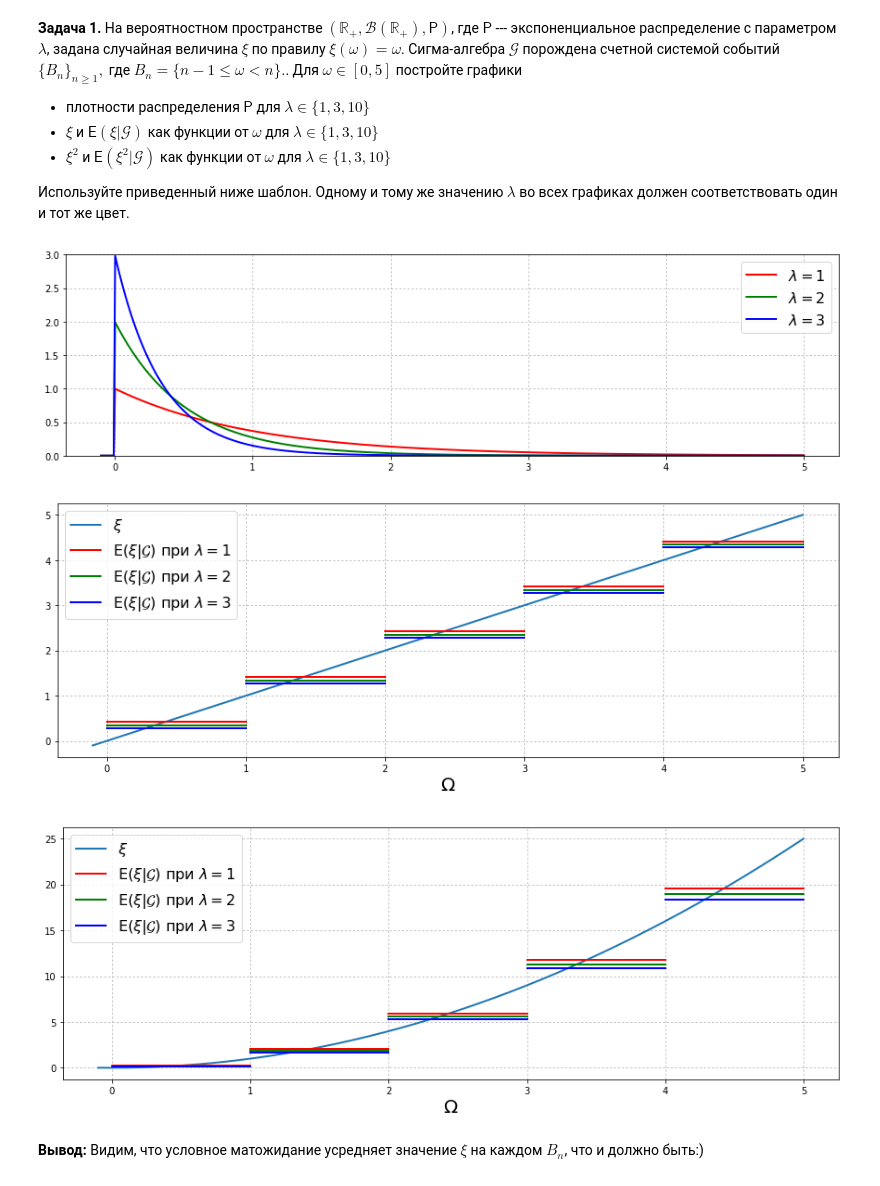
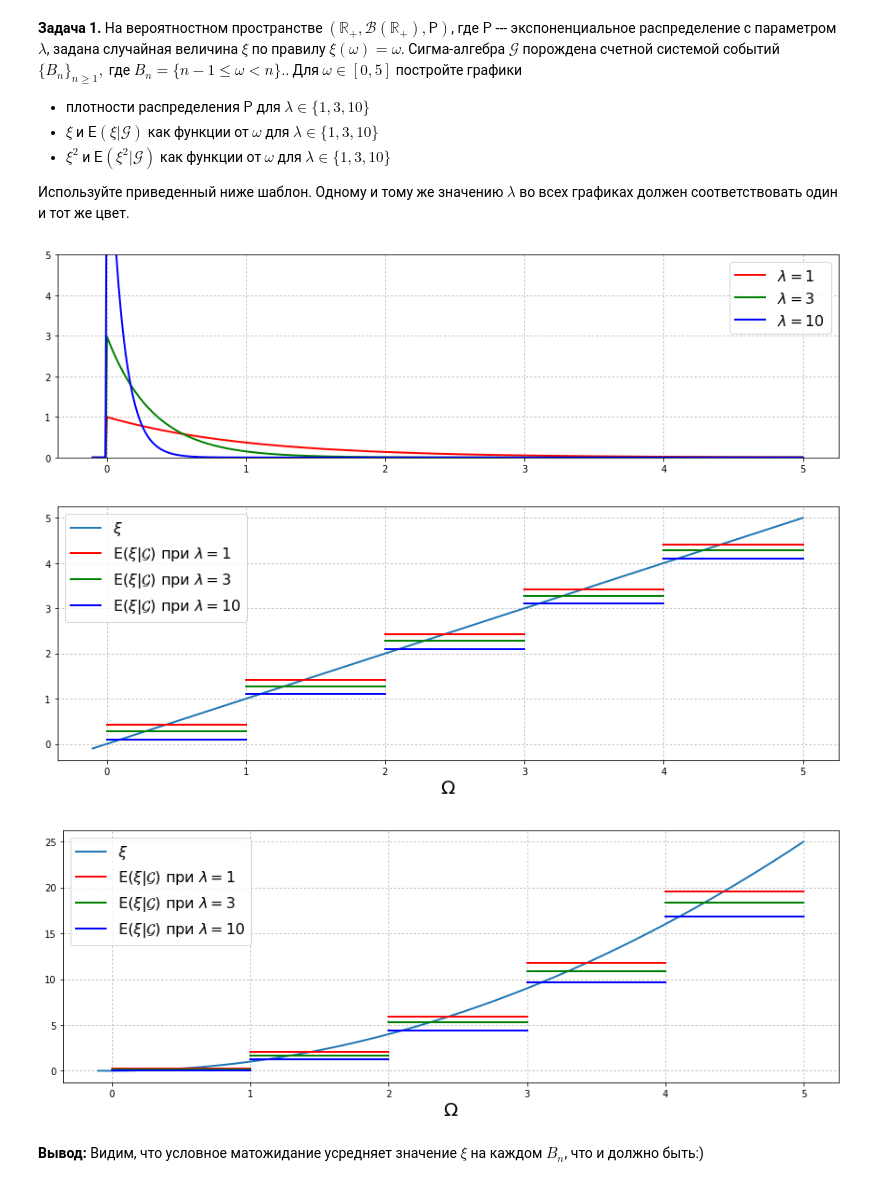
Before and after one commit to vanderwardan/math-statistics, a Jupyter notebook: Task3/3.29.ipynb, the cells around one changed output. Saved outputs shown, nothing was run; the diff lists cells and outputs as text; code cells hidden in the pictures.

```diff
--- a/Task3/3.29.ipynb
+++ b/Task3/3.29.ipynb
@@ -35,7 +35,7 @@ import scipy.stats as sps
 # %%
 import math
 # %%
-lambdas = [(1,'r'), (2,'g'), (3, 'b')]
+lambdas = [(1,'r'), (3,'g'), (10, 'b')]
 sample = np.linspace(-0.1, 5, 500)
 
 # График 1
@@ -44,7 +44,7 @@ for lambda_ in lambdas:
     plt.plot(sample, sps.expon(scale=1/lambda_[0]).pdf(sample), lw=2, color=lambda_[1],
              label='$\\lambda={}$'.format(lambda_[0]))
 plt.legend(fontsize=16)
-plt.ylim((0, 3))
+plt.ylim((0, 5))
 plt.grid(ls=':')
 
 # График 2
@@ -56,36 +56,36 @@ def f2(x, l):
     return -(math.e ** (-l * x))
 
 for lambda_ in lambdas:
     for i in np.arange(1, 6, 1):  # события из сигма-алгебры
         y = (f1(i, lambda_[0])-f1(i-1, lambda_[0])) / (f2(i, lambda_[0]) - f2(i-1, lambda_[0]))
         plt.plot((i-1, i), (y, y), color=lambda_[1], lw=2,
                    label=('$\\mathsf{E}(\\xi|\\mathcal{G})$ при $\\lambda = ' + str(lambda_[0])
                           + '$') if i == 1 else '')
 plt.xlabel('$\\Omega$', fontsize=20)
 plt.legend(fontsize=16)
 plt.grid(ls=':')
 
 # График 3 для \xi^2 аналогичен графику 2
 plt.figure(figsize=(15, 5))
 plt.plot(sample, sample ** 2, lw=2, label='$\\xi$')
 def f1(x, l):
     return -(math.e ** (-l * x)) * (x**2 + 2 * x / l + 2 / (l**2))
 def f2(x, l):
     return -(math.e ** (-l * x))
 
 for lambda_ in lambdas:
     for i in np.arange(1, 6, 1):  # события из сигма-алгебры
         y = (f1(i, lambda_[0])-f1(i-1, lambda_[0])) / (f2(i, lambda_[0]) - f2(i-1, lambda_[0]))
         plt.plot((i-1, i), (y, y), color=lambda_[1], lw=2,
                    label=('$\\mathsf{E}(\\xi|\\mathcal{G})$ при $\\lambda = ' + str(lambda_[0])
                           + '$') if i == 1 else '')
 plt.xlabel('$\\Omega$', fontsize=20)
 plt.legend(fontsize=16)
 plt.grid(ls=':')
 # %% [output]
-[figure, old version]
+[figure, new version]
-[figure, old version]
+[figure, new version]
-[figure, old version]
+[figure, new version]
 # %% [markdown]
 **Вывод:**
 Видим, что условное матожидание усредняет значение $\xi$ на каждом $B_n$, что и должно быть:)
```
Also changed, not shown: parts of 17 cells of this notebook, 1 other file.
